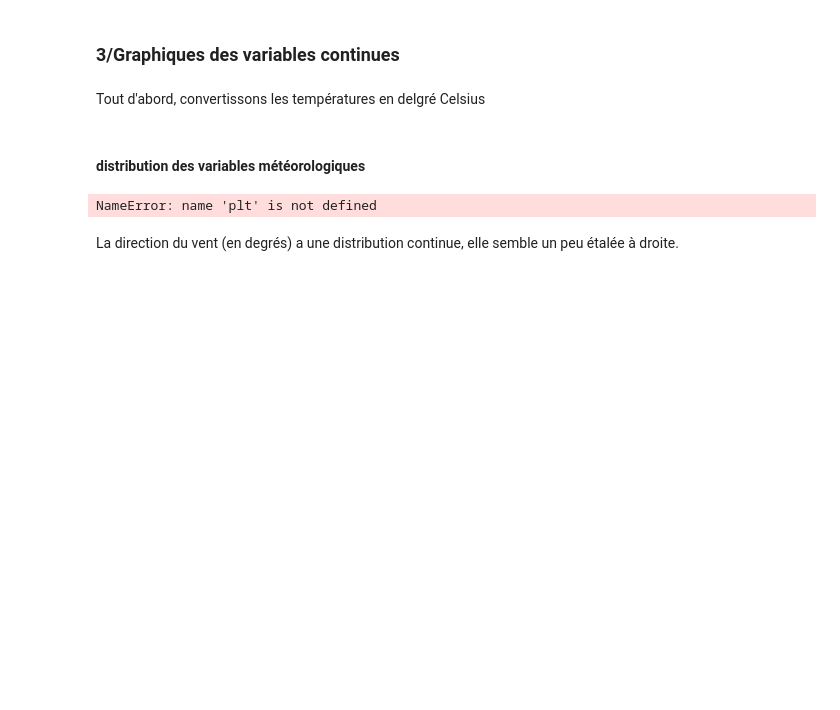
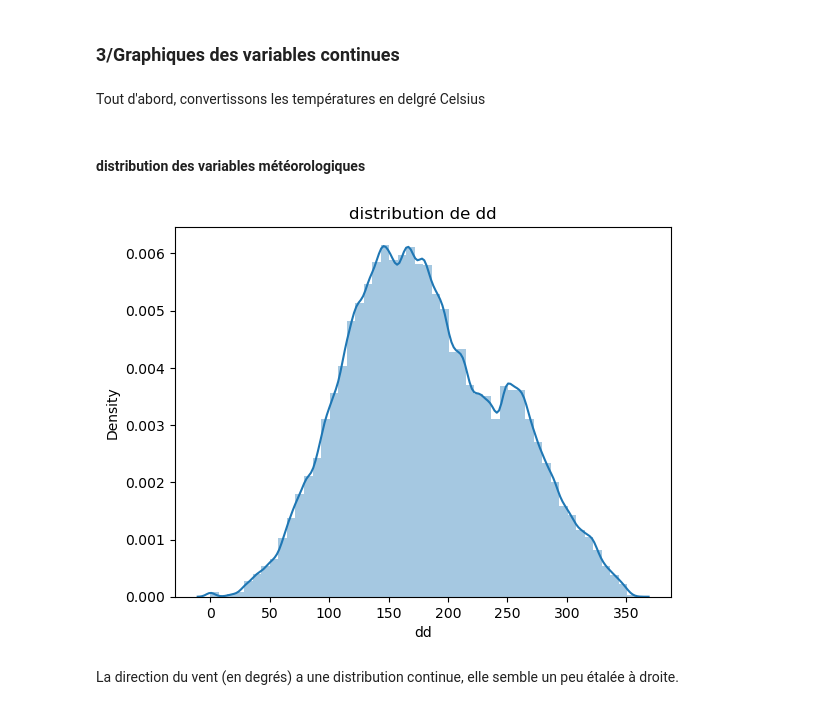
Before and after one commit to felixdechamps/ensae-prog2A, a Jupyter notebook: notebookincendies.ipynb, the cells around one changed output. Drawn from its saved outputs; the diff is of its cells as text; code cells hidden in the pictures; blank space fills up the shorter version.

```diff
--- a/notebookincendies.ipynb
+++ b/notebookincendies.ipynb
@@ -559,10 +663,11 @@ df['td']=df['td']-273.15
 # %%
 "distribution de dd"
 plt.figure()
 sns.distplot(df['dd'])
+plt.title("distribution de dd")
 plt.show()
 # %% [output]
-NameError: name 'plt' is not defined
+[figure, added]
 # %% [markdown]
 La direction du vent (en degrés) a une distribution continue, elle semble un peu étalée à droite.
 # %%
```
Also changed, not shown: parts of 33 cells of this notebook, 5 other files.
